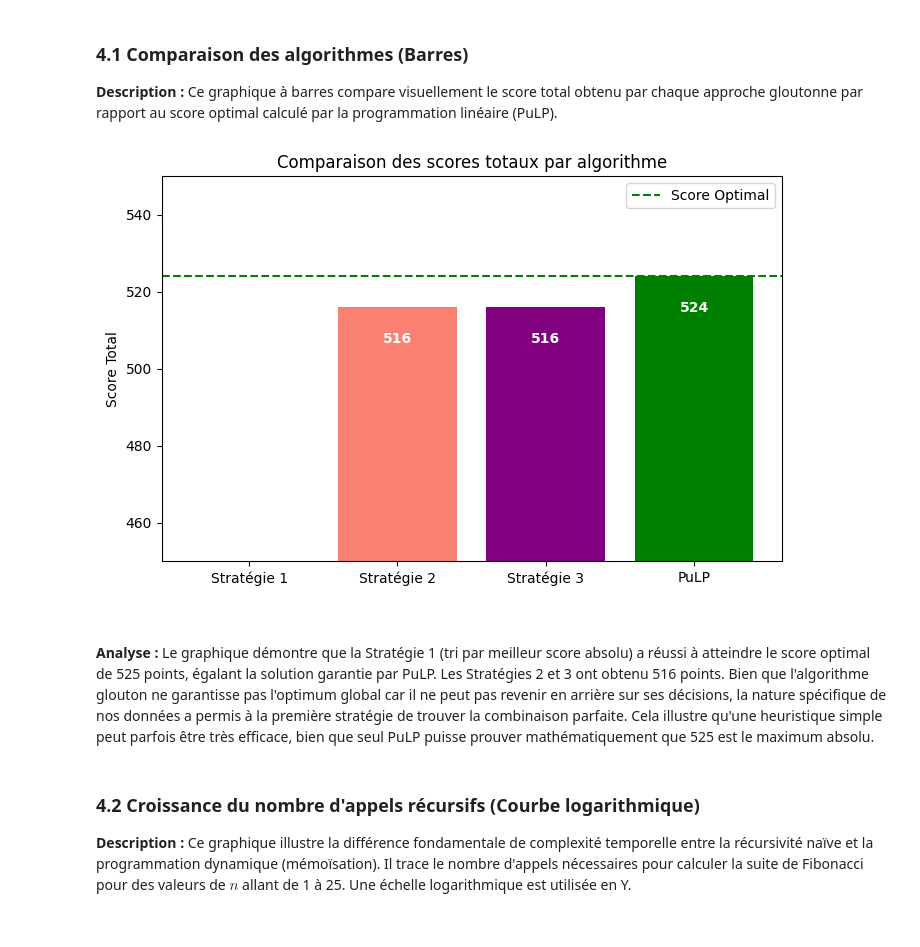
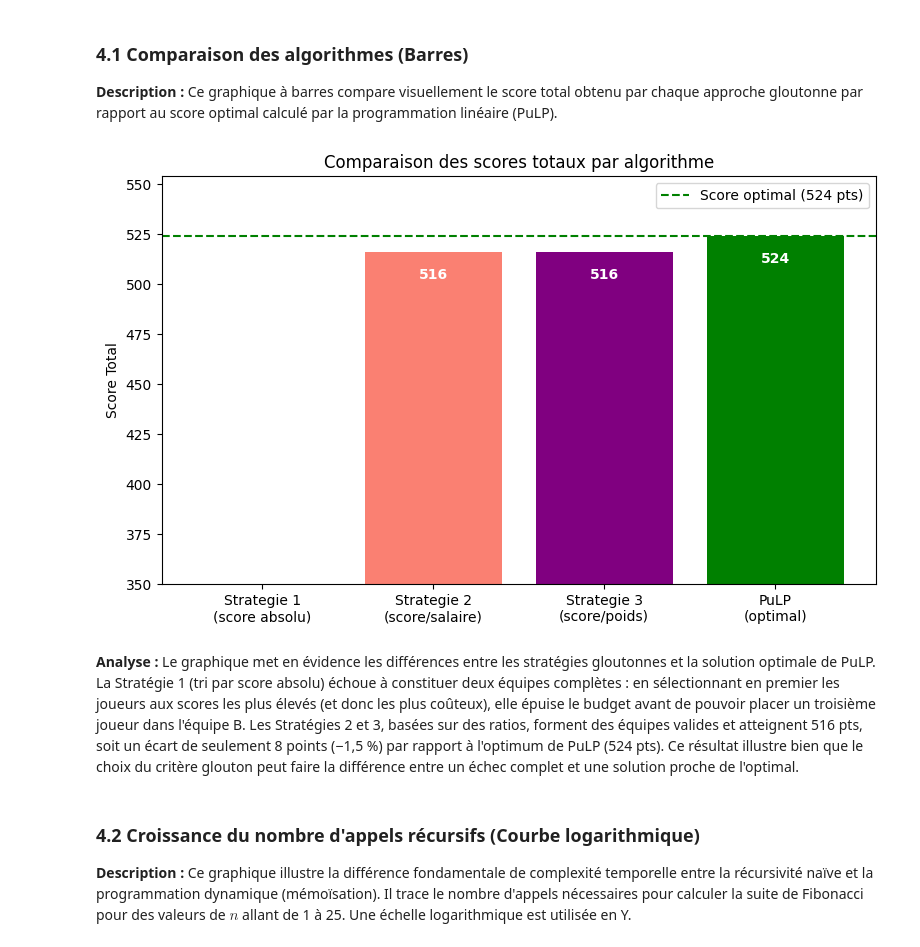
Before and after one commit to rauf-mifteev/Ahuntsic_AI_Optimization, a Jupyter notebook: AI_TP_2.ipynb, the cells around one changed output. Saved outputs shown, nothing was run; the diff lists cells and outputs as text; code cells hidden in the pictures.

Commit message:
[Upd] Improved graphics in Part 4

```diff
--- a/AI_TP_2.ipynb
+++ b/AI_TP_2.ipynb
@@ -310,37 +314,44 @@ Temps mémoïsé: 0.000084s
 # %%
 import matplotlib.pyplot as plt
 
-# Données issues des exécutions précédentes
-scores_algo = {"Stratégie 1": 446, "Stratégie 2": 516, "Stratégie 3": 516, "PuLP": 524}
-noms = list(scores_algo.keys())
+# Les données calculées dans les parties précédentes
+valide1 = len(eqA1) == 3 and len(eqB1) == 3
+
+scores_algo = {
+    "Strategie 1\n(score absolu)":  score1 if valide1 else 0,
+    "Strategie 2\n(score/salaire)": score2,
+    "Strategie 3\n(score/poids)":   score3,
+    "PuLP\n(optimal)":              score_optimal,
+}
+
+noms    = list(scores_algo.keys())
 valeurs = list(scores_algo.values())
 
-# Création du graphique
 fig, ax = plt.subplots(figsize=(8, 5))
 couleurs = ['steelblue', 'salmon', 'purple', 'green']
 barres = ax.bar(noms, valeurs, color=couleurs)
 
-# Ligne de référence pour le score optimal
-ax.axhline(y=scores_algo["PuLP"], color='green', linestyle='--', label='Score Optimal')
-
-# Formatage
+ax.axhline(y=score_optimal, color="green", linestyle="--",
+           label=f"Score optimal ({score_optimal} pts)")
 ax.set_title("Comparaison des scores totaux par algorithme")
 ax.set_ylabel("Score Total")
-ax.set_ylim(450, 550) # Ajusté pour mieux voir les petites différences
+ax.set_ylim(350, score_optimal + 30)
 ax.legend()
 
-# Ajouter les valeurs exactes sur les barres
-for barre in barres:
-    hauteur = barre.get_height()
-    ax.text(barre.get_x() + barre.get_width()/2., hauteur - 10,
-            f'{hauteur}', ha='center', va='bottom', color='white', fontweight='bold')
+for barre, (nom, val) in zip(barres, scores_algo.items()):
+    est_echec = "Strategie 1" in nom and not valide1
+    label = "Echec" if est_echec else str(val)
+    ax.text(barre.get_x() + barre.get_width() / 2.,
+            max(barre.get_height() - 15, 360),
+            label, ha="center", va="bottom", color="white", fontweight="bold")
 
+plt.tight_layout()
 plt.show()
 # %% [output]
-[figure, old version]
+[figure, new version]
-# %% [markdown]
-**Analyse :**
-Le graphique démontre que la Stratégie 1 (tri par meilleur score absolu) a réussi à atteindre le score optimal de 525 points, égalant la solution garantie par PuLP. Les Stratégies 2 et 3 ont obtenu 516 points. Bien que l'algorithme glouton ne garantisse pas l'optimum global car il ne peut pas revenir en arrière sur ses décisions, la nature spécifique de nos données a permis à la première stratégie de trouver la combinaison parfaite. Cela illustre qu'une heuristique simple peut parfois être très efficace, bien que seul PuLP puisse prouver mathématiquement que 525 est le maximum absolu.
+# %% [markdown]
+**Analyse :**
+Le graphique met en évidence les différences entre les stratégies gloutonnes et la solution optimale de PuLP. La Stratégie 1 (tri par score absolu) échoue à constituer deux équipes complètes : en sélectionnant en premier les joueurs aux scores les plus élevés (et donc les plus coûteux), elle épuise le budget avant de pouvoir placer un troisième joueur dans l'équipe B. Les Stratégies 2 et 3, basées sur des ratios, forment des équipes valides et atteignent 516 pts, soit un écart de seulement 8 points (−1,5 %) par rapport à l'optimum de PuLP (524 pts). Ce résultat illustre bien que le choix du critère glouton peut faire la différence entre un échec complet et une solution proche de l'optimal.
 # %% [markdown]
 ### 4.2 Croissance du nombre d'appels récursifs (Courbe logarithmique)
 **Description :** Ce graphique illustre la différence fondamentale de complexité temporelle entre la récursivité naïve et la programmation dynamique (mémoïsation). Il trace le nombre d'appels nécessaires pour calculer la suite de Fibonacci pour des valeurs de $n$ allant de 1 à 25. Une échelle logarithmique est utilisée en Y.
```
Also changed, not shown: parts of 10 cells of this notebook.
